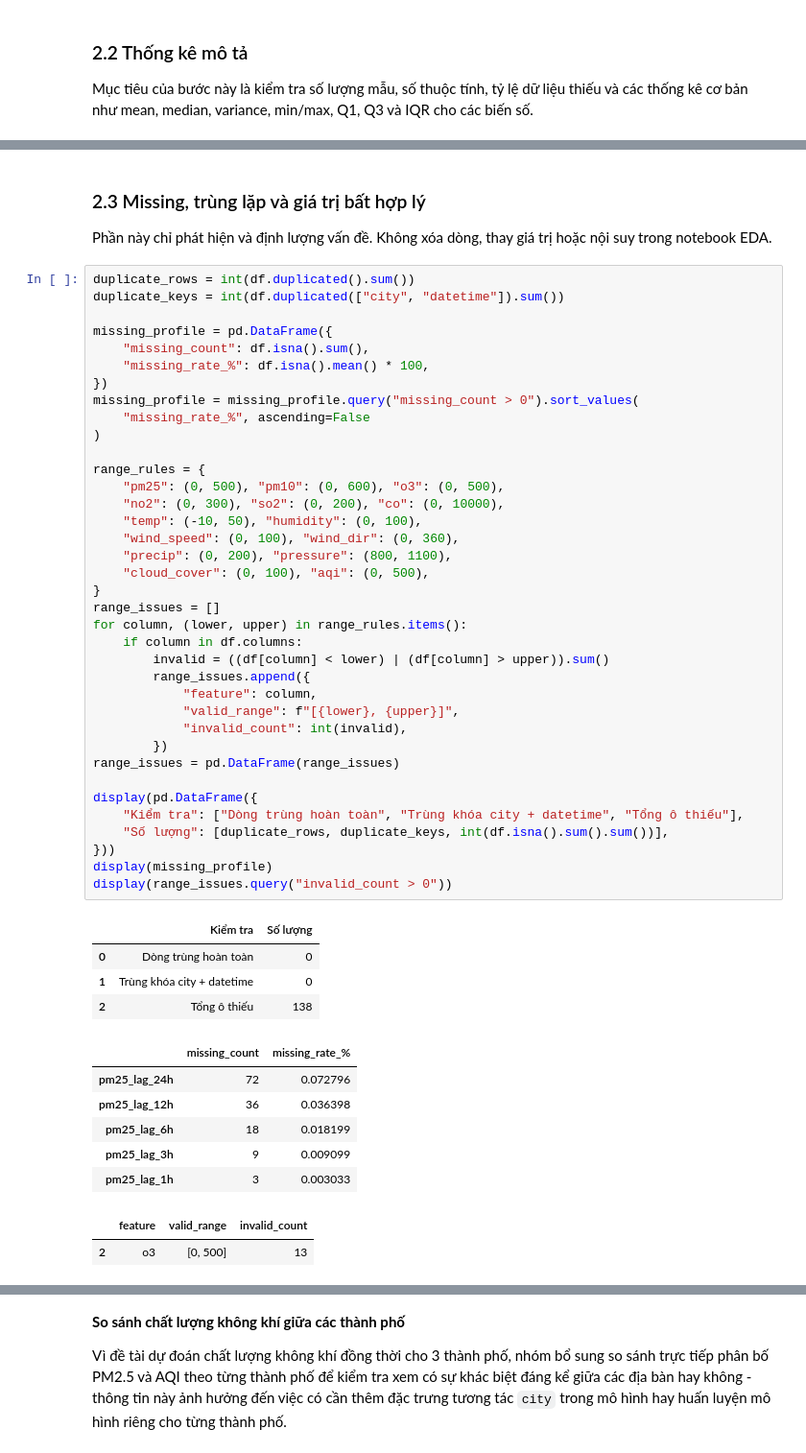
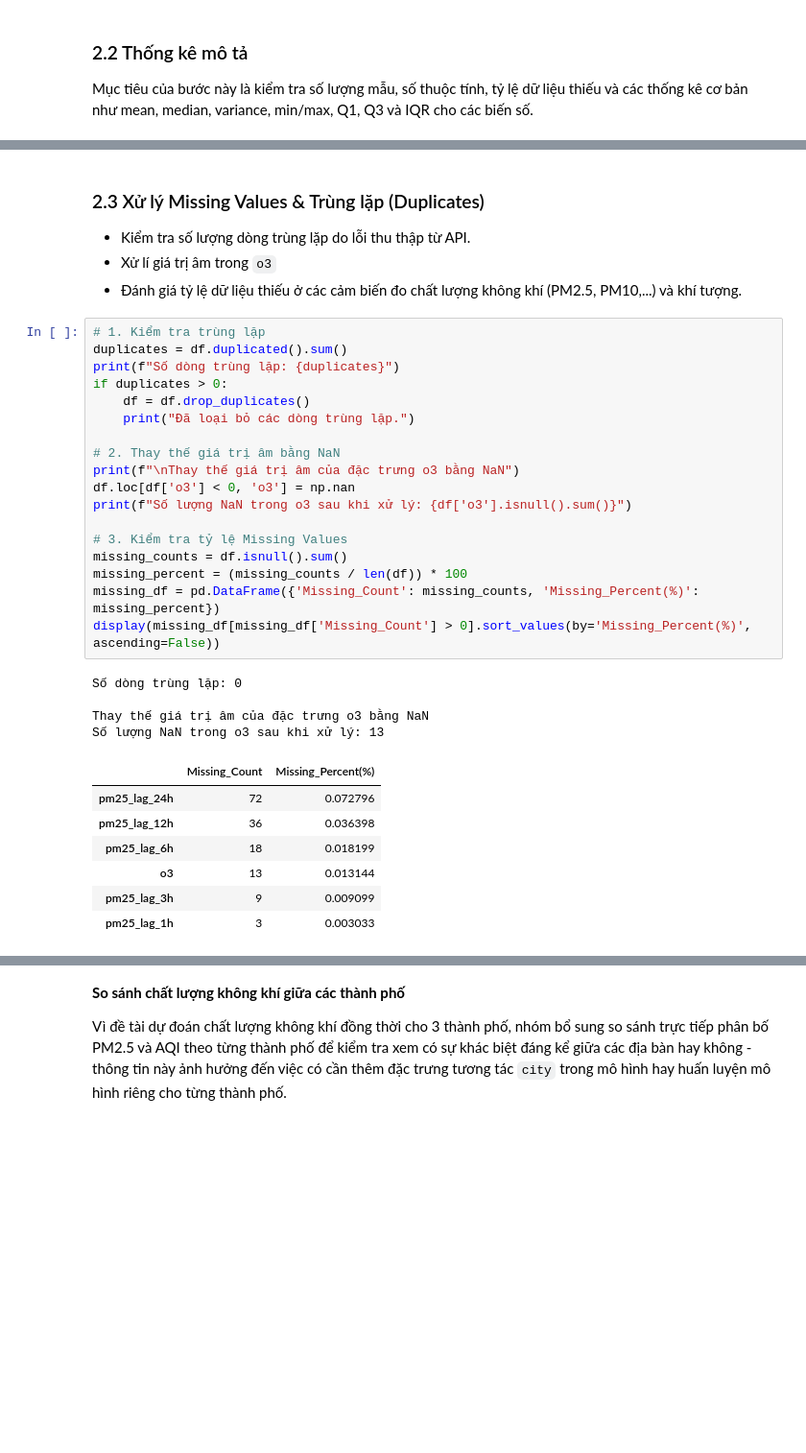
Before and after one commit to kimngoc280105/aqi-vietnam, a Jupyter notebook: code/notebook.ipynb, the cells around one changed output, grey strips where cells are left out. Shown at 96% size. Saved outputs shown, nothing was run; the diff lists cells and outputs as text; blank space fills up the shorter version.

```diff
--- a/code/notebook.ipynb
+++ b/code/notebook.ipynb
@@ -261,56 +286,37 @@ display(numeric_profile)
 # %% [markdown]
 <a id='2-3'></a>
-### 2.3 Missing, trùng lặp và giá trị bất hợp lý
-
-Phần này chỉ phát hiện và định lượng vấn đề. Không xóa dòng, thay giá trị hoặc nội suy trong notebook EDA.
+### 2.3 Xử lý Missing Values & Trùng lặp (Duplicates)
+* Kiểm tra số lượng dòng trùng lặp do lỗi thu thập từ API.
+* Xử lí giá trị âm trong `o3`
+* Đánh giá tỷ lệ dữ liệu thiếu ở các cảm biến đo chất lượng không khí (PM2.5, PM10,...) và khí tượng.
 # %%
-duplicate_rows = int(df.duplicated().sum())
-duplicate_keys = int(df.duplicated(["city", "datetime"]).sum())
+# 1. Kiểm tra trùng lặp
+duplicates = df.duplicated().sum()
+print(f"Số dòng trùng lặp: {duplicates}")
+if duplicates > 0:
+    df = df.drop_duplicates()
+    print("Đã loại bỏ các dòng trùng lặp.")
 
-missing_profile = pd.DataFrame({
-    "missing_count": df.isna().sum(),
-    "missing_rate_%": df.isna().mean() * 100,
-})
-missing_profile = missing_profile.query("missing_count > 0").sort_values(
-    "missing_rate_%", ascending=False
-)
+# 2. Thay thế giá trị âm bằng NaN
+print(f"\nThay thế giá trị âm của đặc trưng o3 bằng NaN")
+df.loc[df['o3'] < 0, 'o3'] = np.nan
+print(f"Số lượng NaN trong o3 sau khi xử lý: {df['o3'].isnull().sum()}")
 
-range_rules = {
-    "pm25": (0, 500), "pm10": (0, 600), "o3": (0, 500),
-    "no2": (0, 300), "so2": (0, 200), "co": (0, 10000),
-    "temp": (-10, 50), "humidity": (0, 100),
-    "wind_speed": (0, 100), "wind_dir": (0, 360),
-    "precip": (0, 200), "pressure": (800, 1100),
-    "cloud_cover": (0, 100), "aqi": (0, 500),
-}
-range_issues = []
-for column, (lower, upper) in range_rules.items():
-    if column in df.columns:
-        invalid = ((df[column] < lower) | (df[column] > upper)).sum()
-        range_issues.append({
-            "feature": column,
-            "valid_range": f"[{lower}, {upper}]",
-            "invalid_count": int(invalid),
-        })
-range_issues = pd.DataFrame(range_issues)
-
-display(pd.DataFrame({
-    "Kiểm tra": ["Dòng trùng hoàn toàn", "Trùng khóa city + datetime", "Tổng ô thiếu"],
-    "Số lượng": [duplicate_rows, duplicate_keys, int(df.isna().sum().sum())],
-}))
-display(missing_profile)
-display(range_issues.query("invalid_count > 0"))
+# 3. Kiểm tra tỷ lệ Missing Values
+missing_counts = df.isnull().sum()
+missing_percent = (missing_counts / len(df)) * 100
+missing_df = pd.DataFrame({'Missing_Count': missing_counts, 'Missing_Percent(%)': missing_percent})
+display(missing_df[missing_df['Missing_Count'] > 0].sort_values(by='Missing_Percent(%)', ascending=False))
 # %% [output]
+Số dòng trùng lặp: 0
+
+Thay thế giá trị âm của đặc trưng o3 bằng NaN
+Số lượng NaN trong o3 sau khi xử lý: 13
-|  | Kiểm tra | Số lượng |
-| 0 | Dòng trùng hoàn toàn | 0 |
-| 1 | Trùng khóa city + datetime | 0 |
-| 2 | Tổng ô thiếu | 138 |
+|  | Missing_Count | Missing_Percent(%) |
+| pm25_lag_24h | 72 | 0.072796 |
+| pm25_lag_12h | 36 | 0.036398 |
+| pm25_lag_6h | 18 | 0.018199 |
+| o3 | 13 | 0.013144 |
+| pm25_lag_3h | 9 | 0.009099 |
+| pm25_lag_1h | 3 | 0.003033 |
-|  | missing_count | missing_rate_% |
-| pm25_lag_24h | 72 | 0.072796 |
-| pm25_lag_12h | 36 | 0.036398 |
-| pm25_lag_6h | 18 | 0.018199 |
-| pm25_lag_3h | 9 | 0.009099 |
-| pm25_lag_1h | 3 | 0.003033 |
-|  | feature | valid_range | invalid_count |
-| 2 | o3 | [0, 500] | 13 |
 # %% [markdown]
```
Also changed, not shown: parts of 28 cells of this notebook, 38 other files.
